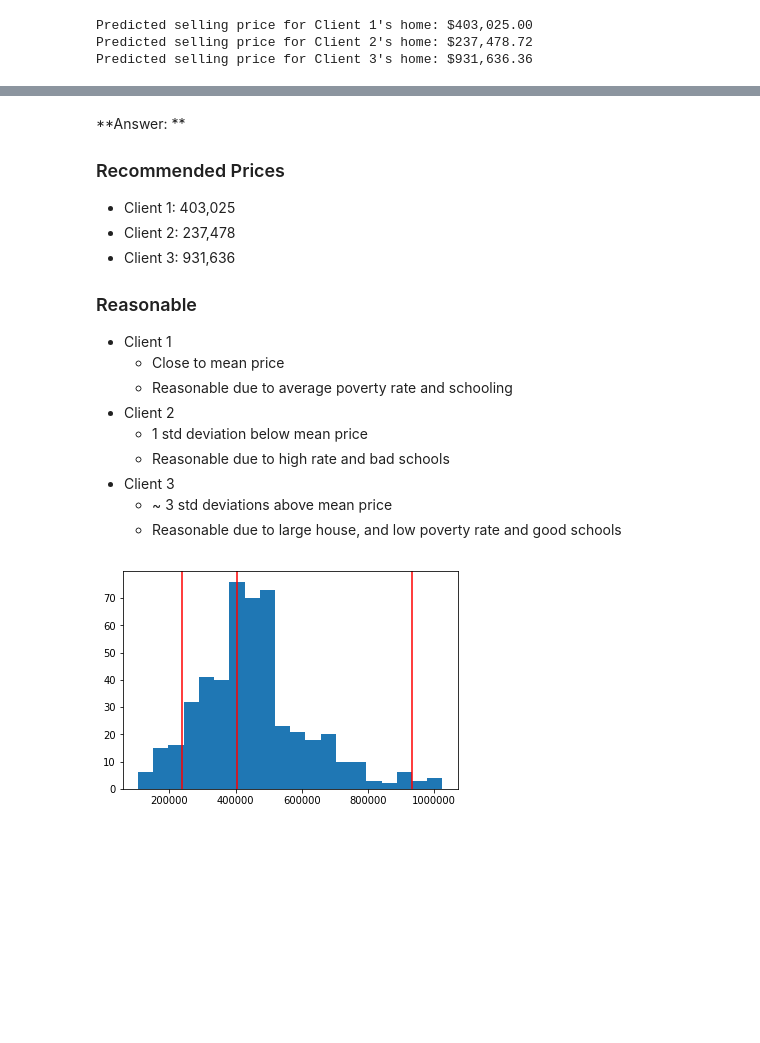
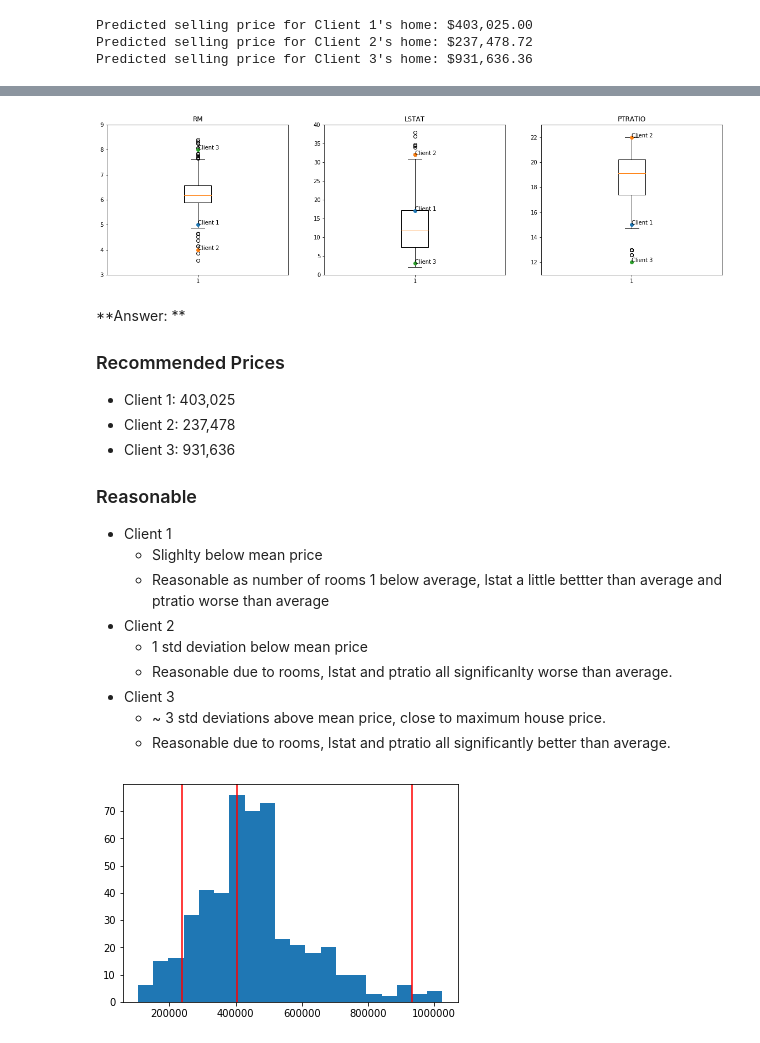
Before and after one commit to rosscogreen/boston_housing, a Jupyter notebook: boston_housing.ipynb, the cells around one changed output, grey strips where cells are left out. Drawn from its saved outputs; the diff is of its cells as text; code cells hidden in the pictures; blank space fills up the shorter version.

```diff
--- a/boston_housing.ipynb
+++ b/boston_housing.ipynb
@@ -437,3 +486,17 @@ Predicted selling price for Client 3's home: $931,636.36
+# %%
+import matplotlib.pyplot as plt
+plt.figure(figsize=(20, 5))
+y_ax = [[3,9],[0,40],[11,23]]
+for i, col in enumerate(features.columns):
+    plt.subplot(1, 3, i+1)
+    plt.boxplot(data[col])
+    plt.title(col)
+    for j in range(3):
+        plt.plot(1, client_data[j][i], marker="o")
+        plt.annotate('Client '+str(j+1), xy=(1,client_data[j][i]))
+        plt.ylim(y_ax[i])
+# %% [output]
+[figure, added]
 # %% [markdown]
 **Answer: **
 
@@ -444,14 +507,14 @@ Predicted selling price for Client 3's home: $931,636.36
 
 ### Reasonable
 * Client 1
-  * Close to mean price
-  * Reasonable due to average poverty rate and schooling
+  * Slighlty below mean price
+  * Reasonable as number of rooms 1 below average, lstat a little bettter than average and ptratio worse than average
 * Client 2
   * 1 std deviation below mean price
-  * Reasonable due to high rate and bad schools
+  * Reasonable due to rooms, lstat and ptratio all significanlty worse than average.
 * Client 3
-  * ~ 3 std deviations above mean price
-  * Reasonable due to large house, and low poverty rate and good schools
+  * ~ 3 std deviations above mean price, close to maximum house price.
+  * Reasonable due to rooms, lstat and ptratio all significantly better than average.
 # %%
 plt.hist(prices, bins=20)
 for price in reg.predict(client_data):
```
Also changed, not shown: parts of 7 cells of this notebook, 1 other file.
